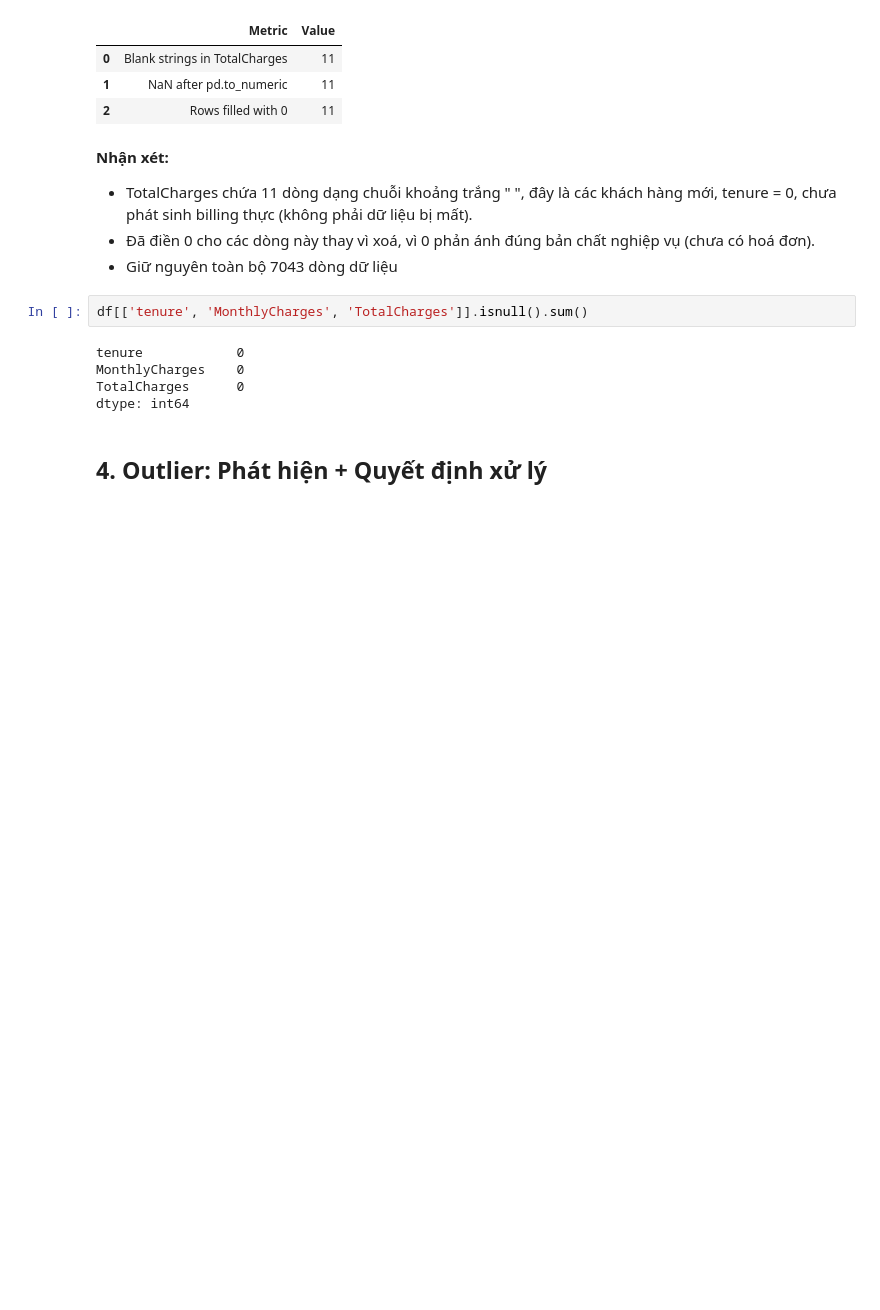
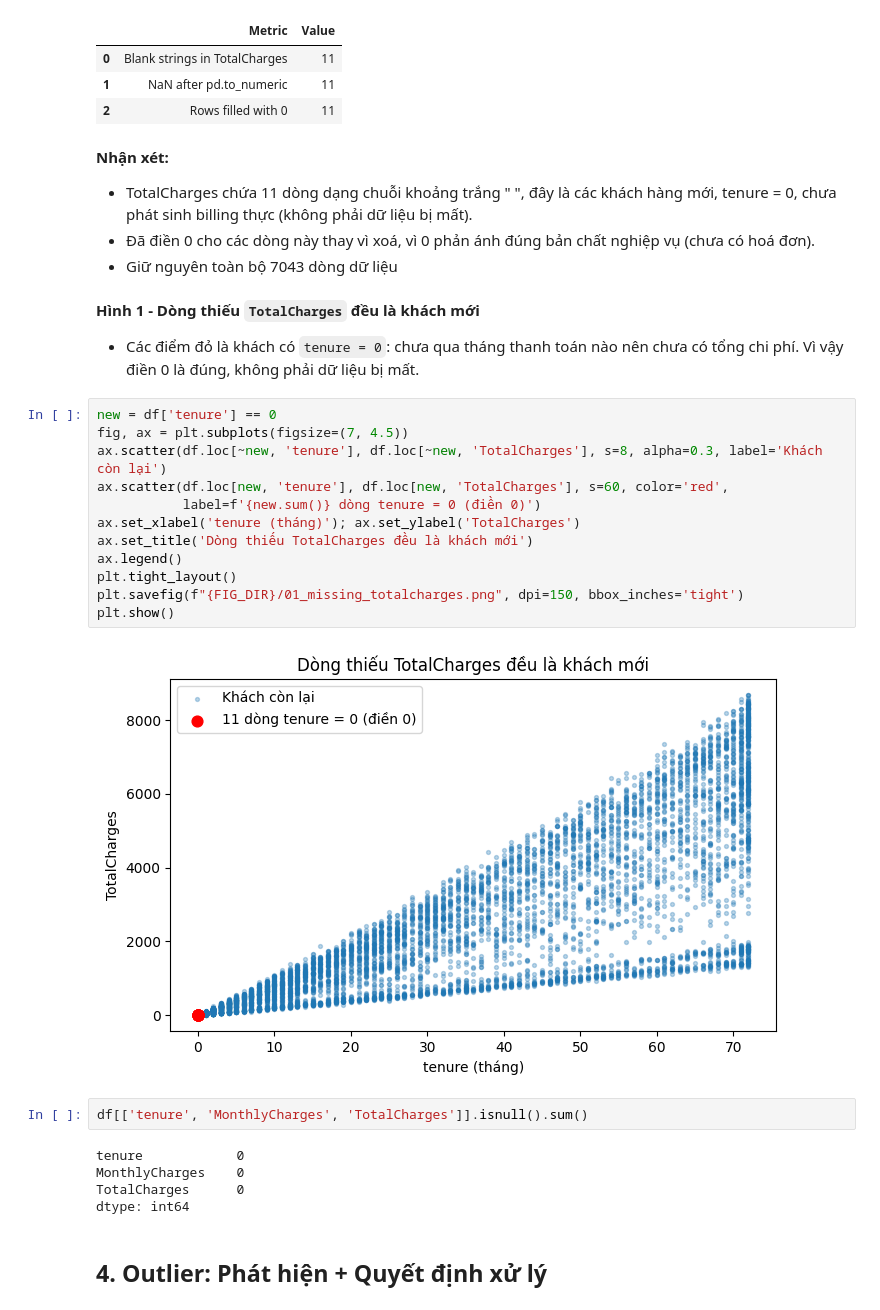
Before and after one commit to huynhthu214/Telco-Churn-DM, a Jupyter notebook: notebook/01_EDA_TelcoChurn.ipynb, the cells around one changed output. Drawn from its saved outputs; the diff is of its cells as text; blank space fills up the shorter version.

```diff
--- a/notebook/01_EDA_TelcoChurn.ipynb
+++ b/notebook/01_EDA_TelcoChurn.ipynb
@@ -129,6 +131,23 @@ missing_report
 - TotalCharges chứa 11 dòng dạng chuỗi khoảng trắng " ", đây là các khách hàng mới, tenure = 0, chưa phát sinh billing thực (không phải dữ liệu bị mất).
 - Đã điền 0 cho các dòng này thay vì xoá, vì 0 phản ánh đúng bản chất nghiệp vụ (chưa có hoá đơn).
 - Giữ nguyên toàn bộ 7043 dòng dữ liệu
+# %% [markdown]
+**Hình 1 - Dòng thiếu `TotalCharges` đều là khách mới**
+- Các điểm đỏ là khách có `tenure = 0`: chưa qua tháng thanh toán nào nên chưa có tổng chi phí. Vì vậy điền 0 là đúng, không phải dữ liệu bị mất.
+# %%
+new = df['tenure'] == 0
+fig, ax = plt.subplots(figsize=(7, 4.5))
+ax.scatter(df.loc[~new, 'tenure'], df.loc[~new, 'TotalCharges'], s=8, alpha=0.3, label='Khách còn lại')
+ax.scatter(df.loc[new, 'tenure'], df.loc[new, 'TotalCharges'], s=60, color='red',
+           label=f'{new.sum()} dòng tenure = 0 (điền 0)')
+ax.set_xlabel('tenure (tháng)'); ax.set_ylabel('TotalCharges')
+ax.set_title('Dòng thiếu TotalCharges đều là khách mới')
+ax.legend()
+plt.tight_layout()
+plt.savefig(f"{FIG_DIR}/01_missing_totalcharges.png", dpi=150, bbox_inches='tight')
+plt.show()
+# %% [output]
+[figure, added]
 # %%
 df[['tenure', 'MonthlyCharges', 'TotalCharges']].isnull().sum()
 # %% [output]
```
Also changed, not shown: parts of 12 cells of this notebook, 6 other files.
